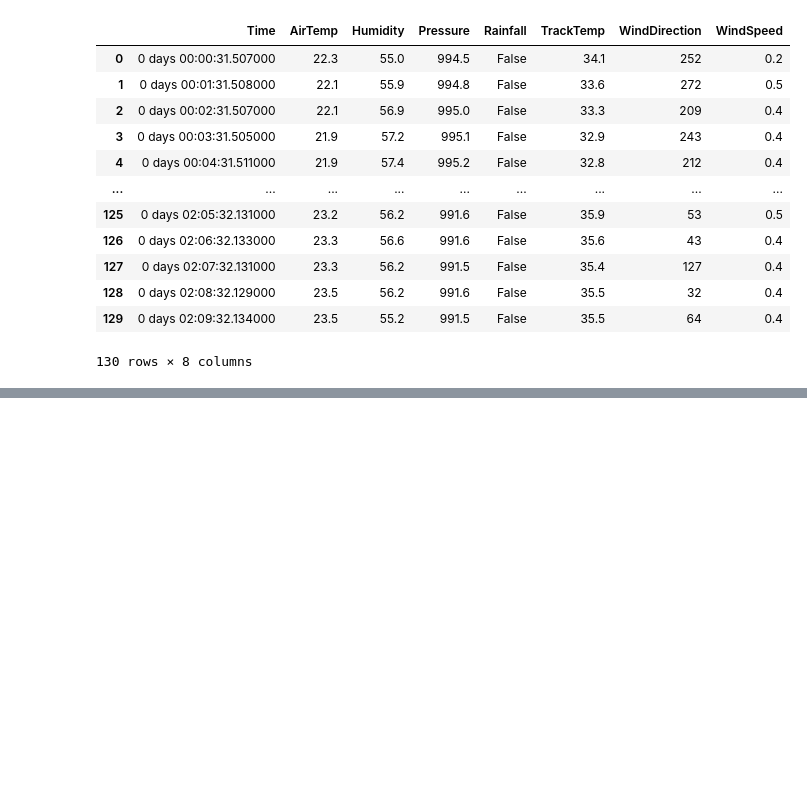
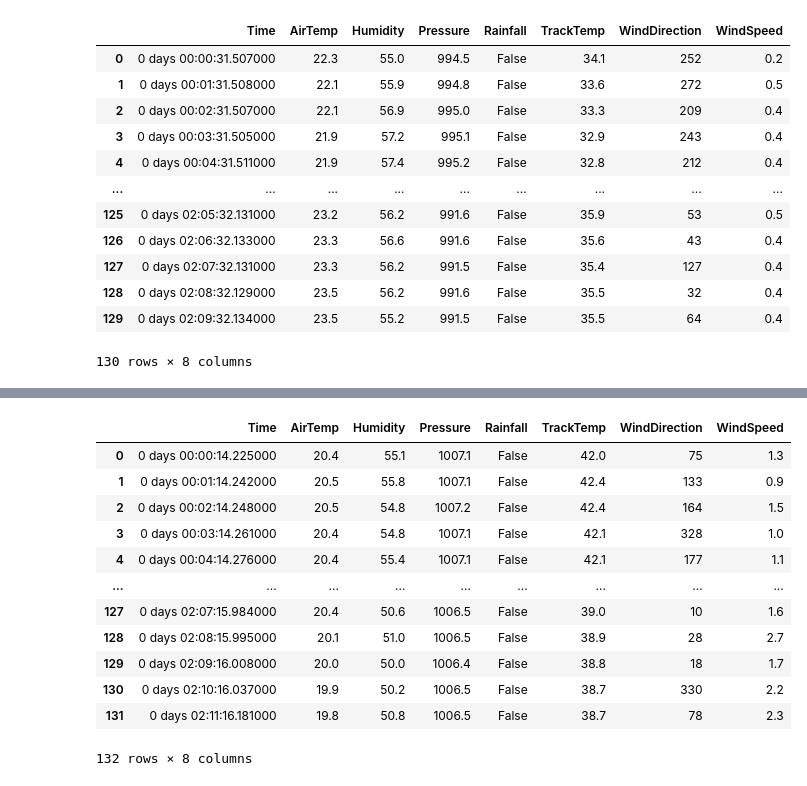
Before and after one commit to JuanGouveia/Final-Project, a Jupyter notebook: Prob_book.ipynb, the cells around one changed output, grey strips where cells are left out. Cells and saved outputs as stored; diff of their text form; code cells hidden in the pictures; blank space fills up the shorter version.

```diff
--- a/Prob_book.ipynb
+++ b/Prob_book.ipynb
@@ -414,0 +413,16 @@ session2021.weather_data
+# %%
+session2019.weather_data
+# %% [output]
+|  | Time | AirTemp | Humidity | Pressure | Rainfall | TrackTemp | WindDirection | WindSpeed |
+| 0 | 0 days 00:00:14.225000 | 20.4 | 55.1 | 1007.1 | False | 42.0 | 75 | 1.3 |
+| 1 | 0 days 00:01:14.242000 | 20.5 | 55.8 | 1007.1 | False | 42.4 | 133 | 0.9 |
+| 2 | 0 days 00:02:14.248000 | 20.5 | 54.8 | 1007.2 | False | 42.4 | 164 | 1.5 |
+| 3 | 0 days 00:03:14.261000 | 20.4 | 54.8 | 1007.1 | False | 42.1 | 328 | 1.0 |
+| 4 | 0 days 00:04:14.276000 | 20.4 | 55.4 | 1007.1 | False | 42.1 | 177 | 1.1 |
+| ... | ... | ... | ... | ... | ... | ... | ... | ... |
+| 127 | 0 days 02:07:15.984000 | 20.4 | 50.6 | 1006.5 | False | 39.0 | 10 | 1.6 |
+| 128 | 0 days 02:08:15.995000 | 20.1 | 51.0 | 1006.5 | False | 38.9 | 28 | 2.7 |
+| 129 | 0 days 02:09:16.008000 | 20.0 | 50.0 | 1006.4 | False | 38.8 | 18 | 1.7 |
+| 130 | 0 days 02:10:16.037000 | 19.9 | 50.2 | 1006.5 | False | 38.7 | 330 | 2.2 |
+| 131 | 0 days 02:11:16.181000 | 19.8 | 50.8 | 1006.5 | False | 38.7 | 78 | 2.3 |
+132 rows × 8 columns
```
Also changed, not shown: parts of 4 cells of this notebook, 4 other files.
